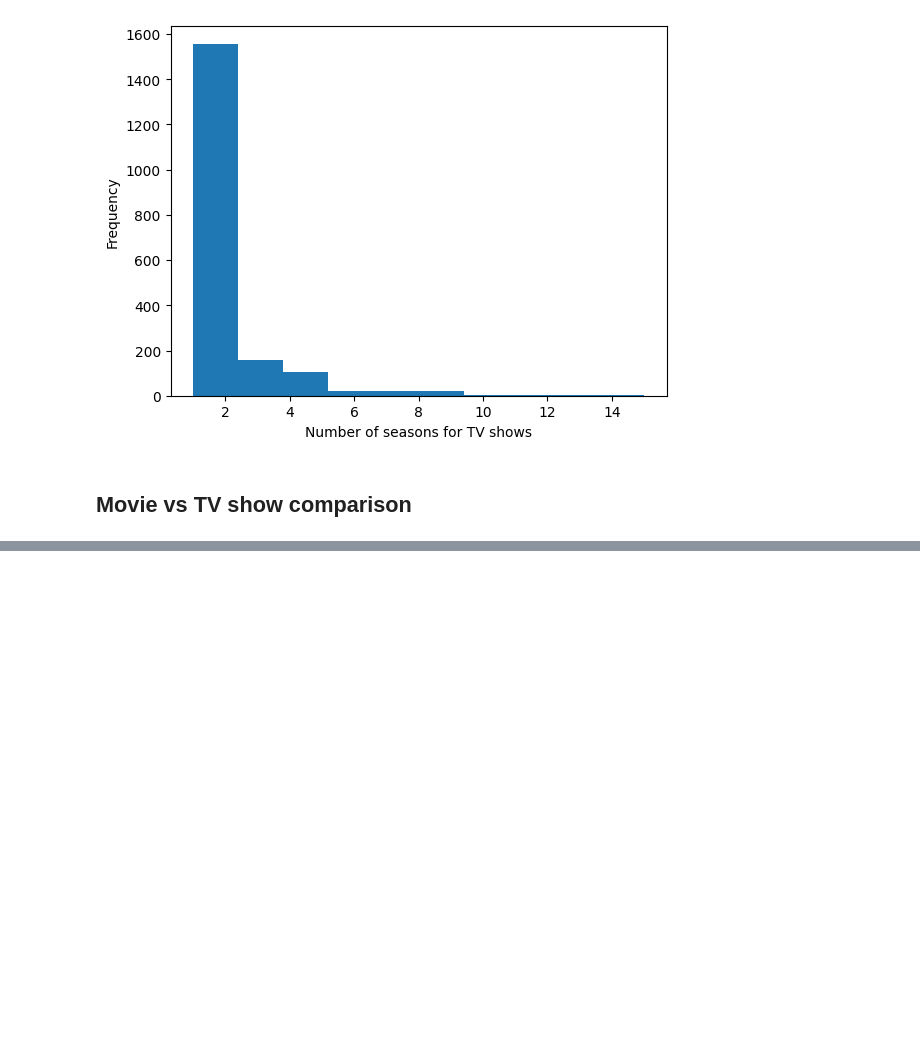
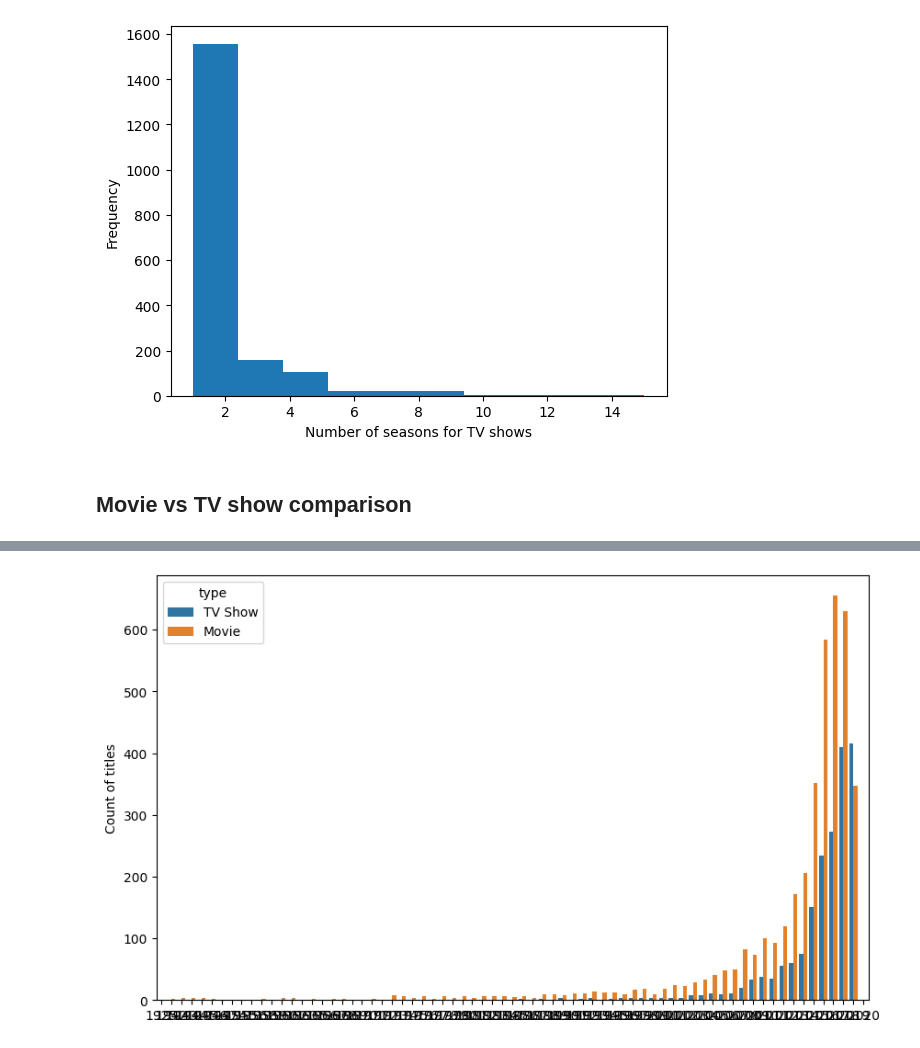
Before and after one commit to jenny-davies/l4-hackathon, a Jupyter notebook: data_exploration.ipynb, the cells around one changed output, grey strips where cells are left out. Saved outputs shown, nothing was run; the diff lists cells and outputs as text; code cells hidden in the pictures; blank space fills up the shorter version.

```diff
--- a/data_exploration.ipynb
+++ b/data_exploration.ipynb
@@ -184,0 +222,17 @@ plt.show();
+# %%
+# count of titles by release year and type
+titles_by_release_yr_type = df.groupby(['release_year', 'type'])['title'].count().reset_index()
+
+titles_by_release_yr_type = titles_by_release_yr_type.sort_values(by = 'title')
+
+plt.figure(figsize = (10,6))
+sns.barplot(data = titles_by_release_yr_type,
+            x = 'release_year',
+            y = 'title',
+            hue = 'type')
+plt.ylabel('Count of titles')
+plt.xlabel(None)
+
+plt.show();
+# %% [output]
+[figure, added]
```
Also changed, not shown: parts of 6 cells of this notebook.
